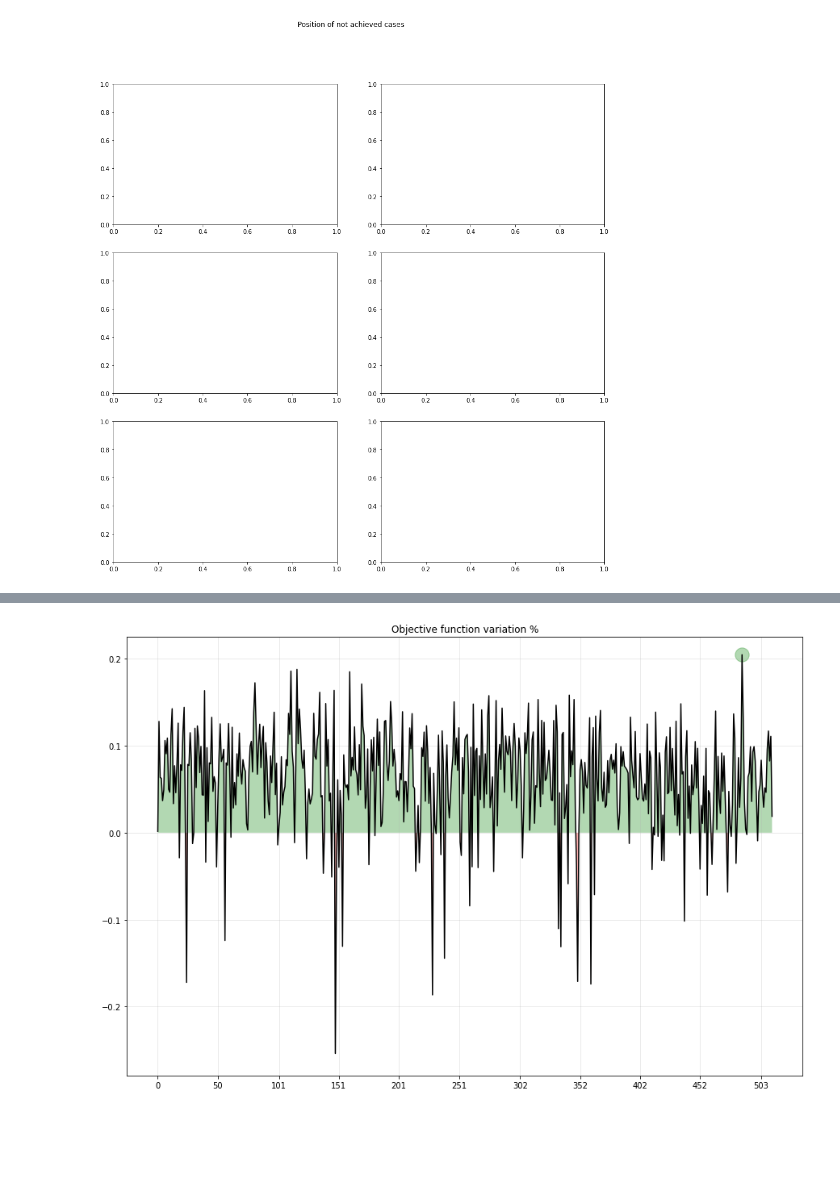
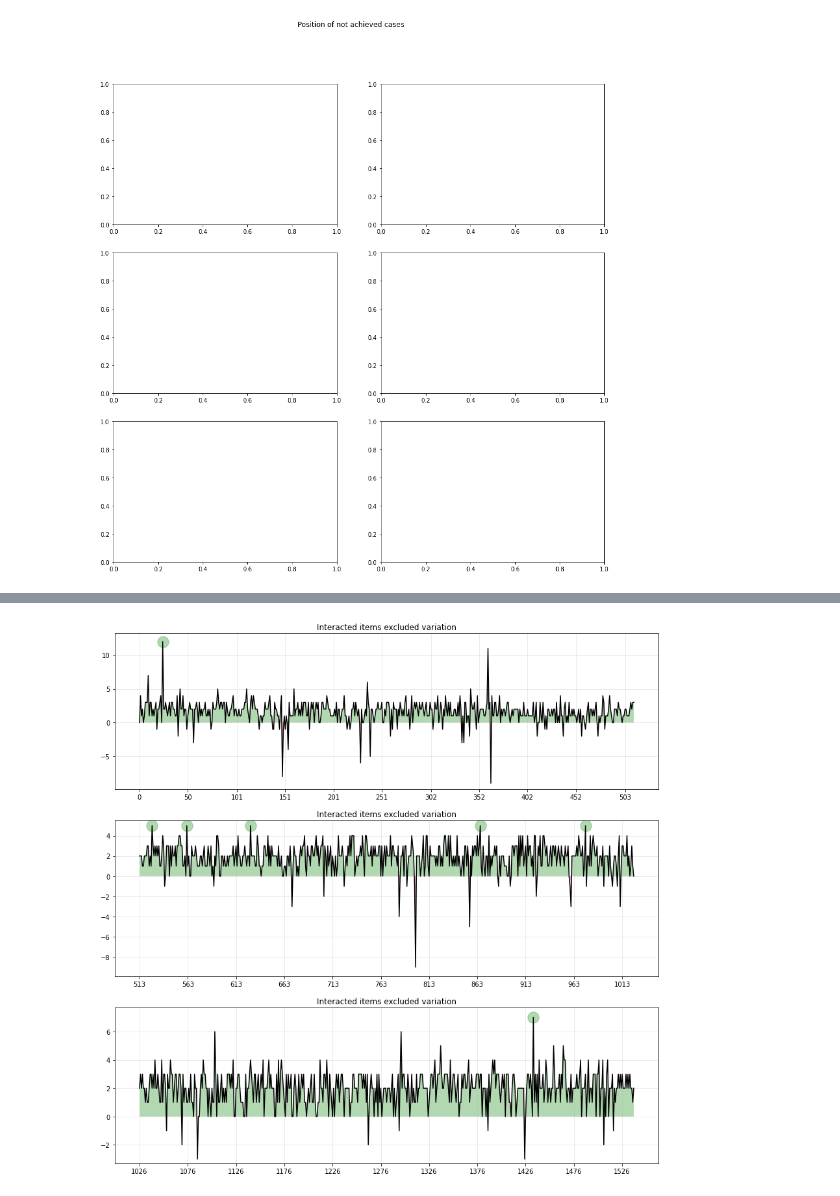
Before and after one commit to xuyou1999/CFExplainability, a Jupyter notebook: notebooks/budget_strategies.ipynb, the cells around one changed output, grey strips where cells are left out. Drawn from its saved outputs; the diff is of its cells as text; code cells hidden in the pictures; blank space fills up the shorter version.

```diff
--- a/notebooks/budget_strategies.ipynb
+++ b/notebooks/budget_strategies.ipynb
@@ -615,106 +660,49 @@ plot_data(x, y, ax[2], "Iteration variation of best solution")
 # %%
-# # instanciate the figure
-# fig, ax = plt.subplots(3, 1, figsize=(15, 15))
+# instanciate the figure
+fig, ax = plt.subplots(3, 1, figsize=(15, 15))
 
 # prepare the data for plotting
-df["loss_diff"] = (df["best_loss_R"] - df["best_loss_MSim"]) / df['best_loss_R']
+df["excluded_items_diff"] = (df["iitems_del_R"] - df["iitems_del_MSim"])
 
 # filter our df for a specific target_pos
-tmp_df = df[(df["init_target_pos_R"] == 3) & (df["is_solved_R"] == True)]
+tmp_df = df[(df["init_target_pos_R"] == 3) & (df["is_solved_R"])]
 
 # separate x and y
 x = tmp_df['index']
-y = tmp_df["loss_diff"]
+y = tmp_df["excluded_items_diff"]
+
+plot_data(x, y, ax[0], "Interacted items excluded variation")
 
 # ----------------------------------------------------------------------------------------------------
 
-# plot_data(x, y, ax[0], "Objective function variation %")
-
-# # filter our df for a specific target_pos
-# tmp_df = df[(df["init_target_pos_R"] == 5) & (df["is_solved_R"] == True)]
+# filter our df for a specific target_pos
+tmp_df = df[(df["init_target_pos_R"] == 5) & (df["is_solved_R"])]
 
 # del tmp_df['index']
 # tmp_df.reset_index(inplace=True, drop=True)
 # tmp_df.reset_index(inplace=True)
 
-# # separate x and y
-# x = tmp_df['index']
-# y = tmp_df["loss_diff"]
+# separate x and y
+x = tmp_df['index']
+y = tmp_df["excluded_items_diff"]
 
-# plot_data(x, y, ax[1], "Objective function variation %")
+plot_data(x, y, ax[1], "Interacted items excluded variation")
 
-# # filter our df for a specific target_pos
-# tmp_df = df[(df["init_target_pos_R"] == 7) & (df["is_solved_R"] == True)]
+# ----------------------------------------------------------------------------------------------------
+
+# filter our df for a specific target_pos
+tmp_df = df[(df["init_target_pos_R"] == 7) & (df["is_solved_R"])]
 # del tmp_df['index']
 # tmp_df.reset_index(inplace=True, drop=True)
 # tmp_df.reset_index(inplace=True)
 
-# # separate x and y
-# x = tmp_df['index']
-# y = tmp_df["loss_diff"]
-
-# plot_data(x, y, ax[2], "Objective function variation %")
-
 # separate x and y
 x = tmp_df['index']
-y = tmp_df["loss_diff"]
+y = tmp_df["excluded_items_diff"]
 
-# calculate the max values to annotate on the plot
-y_max = y.max()
-
-# find the index of the max value
-x_ind = np.where(y == y_max)
-
-# find the x based on the index of max
-x_max = x.iloc[x_ind]
-
-# ----------------------------------------------------------------------------------------------------
-# instanciate the figure
-fig = plt.figure(figsize = (15, 10))
-ax = fig.add_subplot()
-
-# ----------------------------------------------------------------------------------------------------
-# plot the data
-ax.plot(x, y, color = "black")
-ax.scatter(x_max, np.tile(y_max, (len(x_max))), s = 300, color = "green", alpha = 0.3)
-
-# # annotate the text of the Max value
-# ax.annotate(r'Max value',
-#              xy = (x_max, y_max),
-#              xytext = (-90, -50),
-#              textcoords = 'offset points',
-#              fontsize = 16,
-#              arrowprops = dict(arrowstyle = "->", connectionstyle = "arc3,rad=.2")
-#            )
-# ----------------------------------------------------------------------------------------------------
-# prettify the plot
-# fill the area with a specific color
-ax.fill_between(x, 0, y, where = 0 > y, facecolor='red', interpolate = True, alpha = 0.3)
-ax.fill_between(x, 0, y, where = 0 <= y, facecolor='green', interpolate = True, alpha = 0.3)
-
-# change the ylim to make it more pleasant for the viewer
-ax.set_ylim(y.min() * 1.1, y.max() * 1.1)
-
-# change the values of the x axis
-# extract the first 3 letters of the month
-# xtickvals = [str(m)[:3].upper() + "-" + str(y) for y,m in zip(df.date_converted.dt.year, df.date_converted.dt.month_name())]
-
-# this way we can set the ticks to be every 6 months.
-ax.set_xticks(x[::50])
-
-# change the current ticks to be our string month value
-# basically pass from this: 1967-07-01
-# to this: JUL-1967
-# ax.set_xticklabels(xtickvals[::6], rotation=90, fontdict={'horizontalalignment': 'center', 'verticalalignment': 'center_baseline'})
-
-# add a grid
-ax.grid(alpha = 0.3)
-
-# set the title
-# ax.set_title("Monthly variation return %");
-ax.set_title("Objective function variation %");
+plot_data(x, y, ax[2], "Interacted items excluded variation")
 # %% [output]
-[figure, old version]
+[figure, new version]
 # %%
 # instanciate the figure
 fig, ax = plt.subplots(3, 1, figsize=(15, 15))
```
Also changed, not shown: parts of 5 cells of this notebook, 2 other files.
